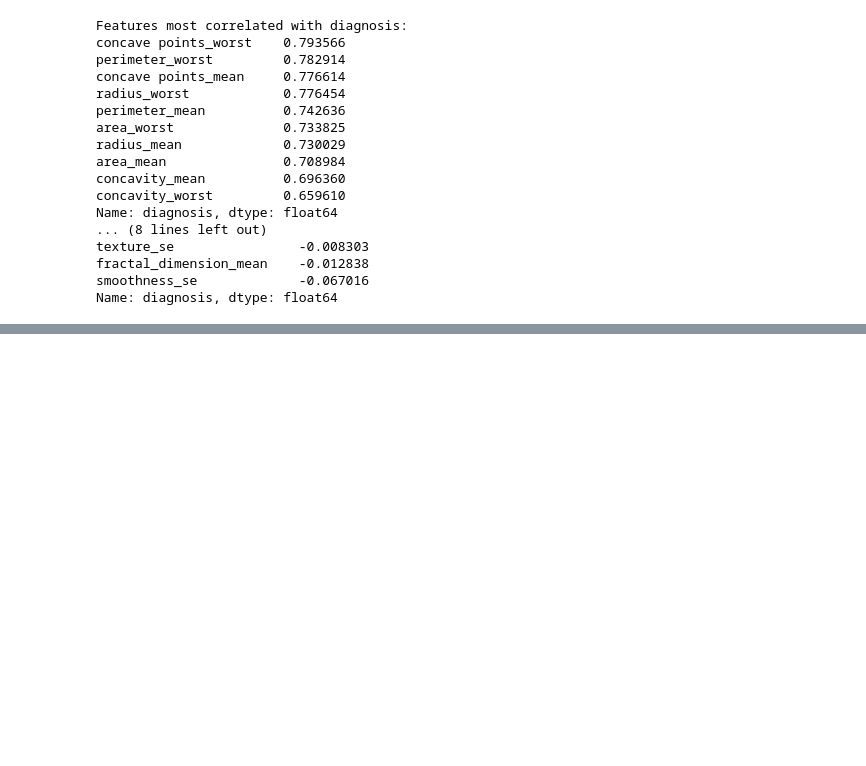
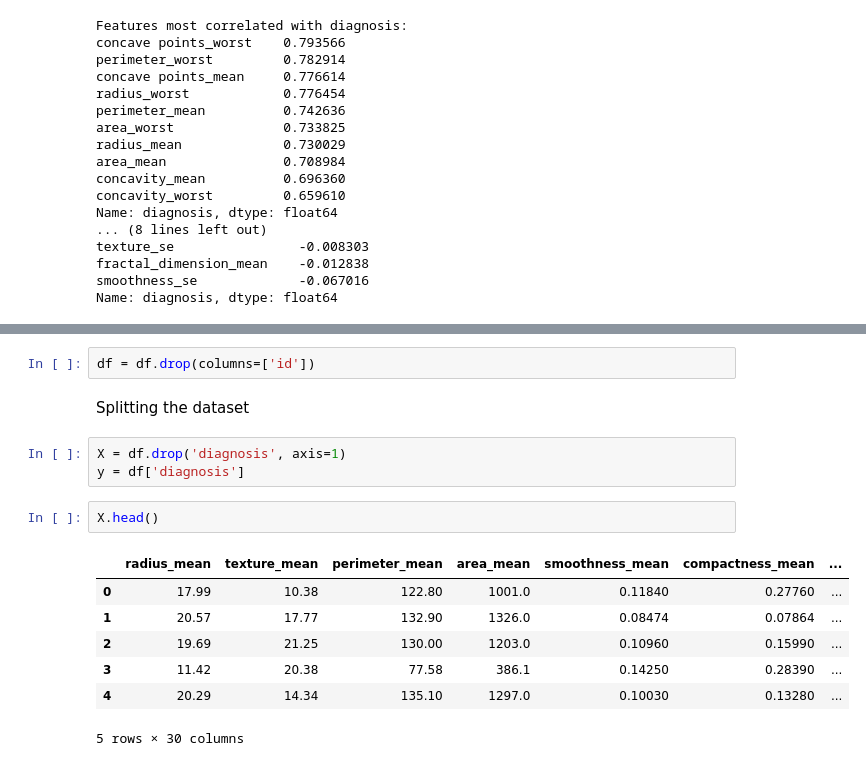
Before and after one commit to selinsevim/breast_cancer_classification, a Jupyter notebook: notebooks/analysis.ipynb, the cells around one changed output, grey strips where cells are left out. Cells and saved outputs as stored; diff of their text form; blank space fills up the shorter version.

```diff
--- a/notebooks/analysis.ipynb
+++ b/notebooks/analysis.ipynb
@@ -452,0 +514,17 @@ concave points_mean & concave points_worst => correlation: 0.910
+# %%
+df = df.drop(columns=['id'])
+# %% [markdown]
+Splitting the dataset
+# %%
+X = df.drop('diagnosis', axis=1)
+y = df['diagnosis']
+# %%
+X.head()
+# %% [output]
+|  | radius_mean | texture_mean | perimeter_mean | area_mean | smoothness_mean | compactness_mean | ... |
+| 0 | 17.99 | 10.38 | 122.80 | 1001.0 | 0.11840 | 0.27760 | ... |
+| 1 | 20.57 | 17.77 | 132.90 | 1326.0 | 0.08474 | 0.07864 | ... |
+| 2 | 19.69 | 21.25 | 130.00 | 1203.0 | 0.10960 | 0.15990 | ... |
+| 3 | 11.42 | 20.38 | 77.58 | 386.1 | 0.14250 | 0.28390 | ... |
+| 4 | 20.29 | 14.34 | 135.10 | 1297.0 | 0.10030 | 0.13280 | ... |
+5 rows × 30 columns
```
Also changed, not shown: parts of 33 cells of this notebook, 5 other files.
